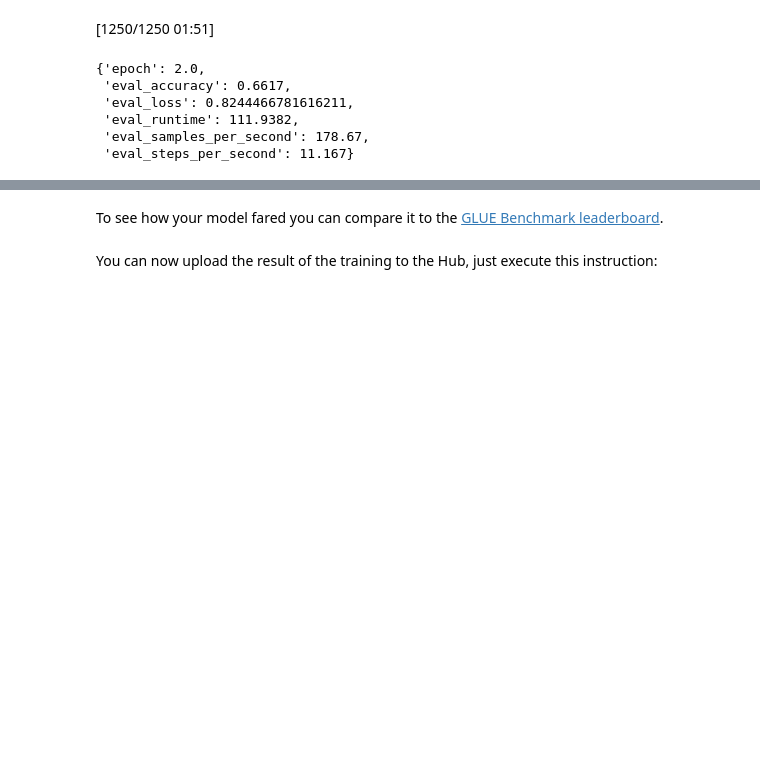
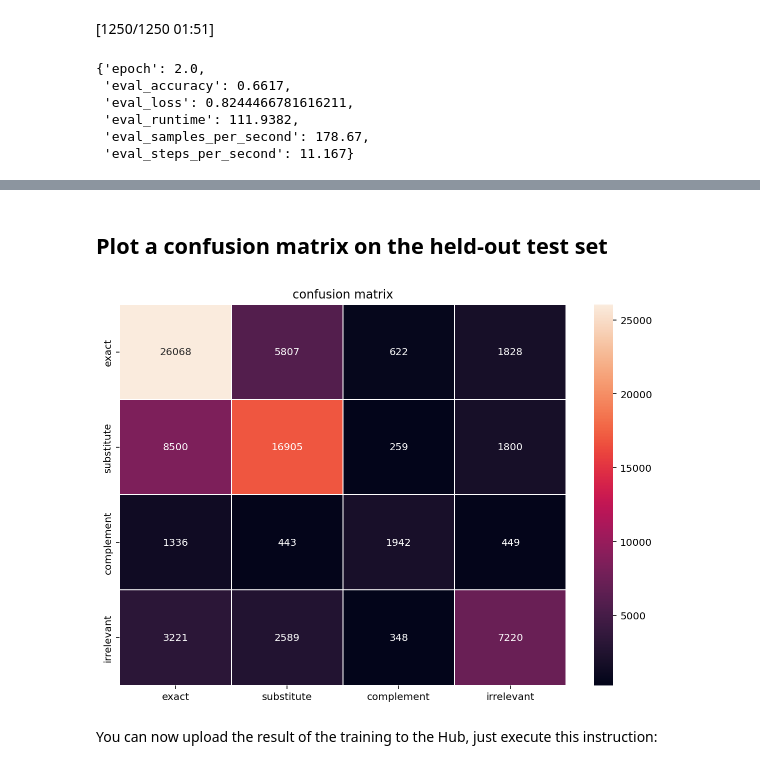
Before and after one commit to vanderbilt-data-science/sna, a Jupyter notebook: 06-fine-tune-our-dataset.ipynb, the cells around one changed output, grey strips where cells are left out. Saved outputs shown, nothing was run; the diff lists cells and outputs as text; code cells hidden in the pictures; blank space fills up the shorter version.

Commit message:
Plot confusion matrix

```diff
--- a/06-fine-tune-our-dataset.ipynb
+++ b/06-fine-tune-our-dataset.ipynb
@@ -483,5 +493,23 @@ metric.compute(predictions=preds, references=predictions.label_ids)
-# %% [markdown]
-To see how your model fared you can compare it to the [GLUE Benchmark leaderboard](https://gluebenchmark.com/leaderboard).
+# %% [markdown]
+## Plot a confusion matrix on the held-out test set
+# %%
+from sklearn.metrics import confusion_matrix
+import seaborn as sn
+import matplotlib.pyplot as plt
+%config InlineBackend.figure_format = 'retina'
+
+array = confusion_matrix(y_true=predictions.label_ids, y_pred=preds)
+
+df_cm = pd.DataFrame(array, index = [i for i in list(label2int.keys())],
+                  columns = [i for i in list(label2int.keys())])
+
+plt.figure(figsize = (10,7))
+ax = plt.axes()
+sn.heatmap(df_cm, annot=True, fmt="d", linewidths=.5, ax=ax);
+ax.set_title(f'confusion matrix')
+plt.show()
+# %% [output]
+[figure, added]
 # %% [markdown]
 You can now upload the result of the training to the Hub, just execute this instruction:
 # %%
```
Also changed, not shown: parts of 6 cells of this notebook.
